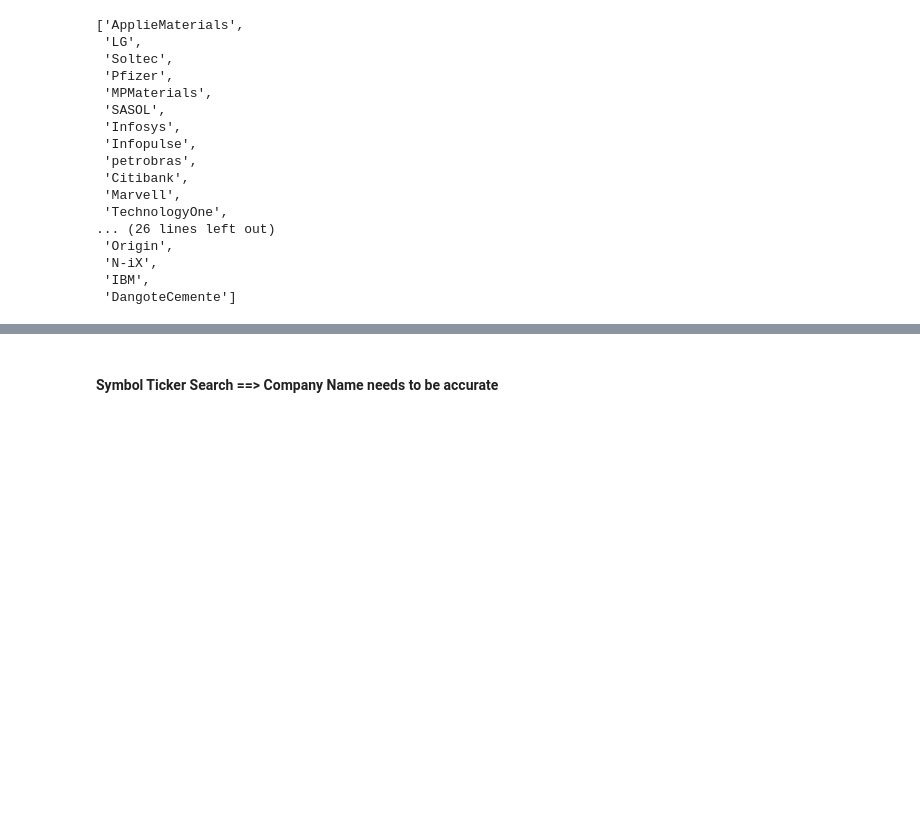
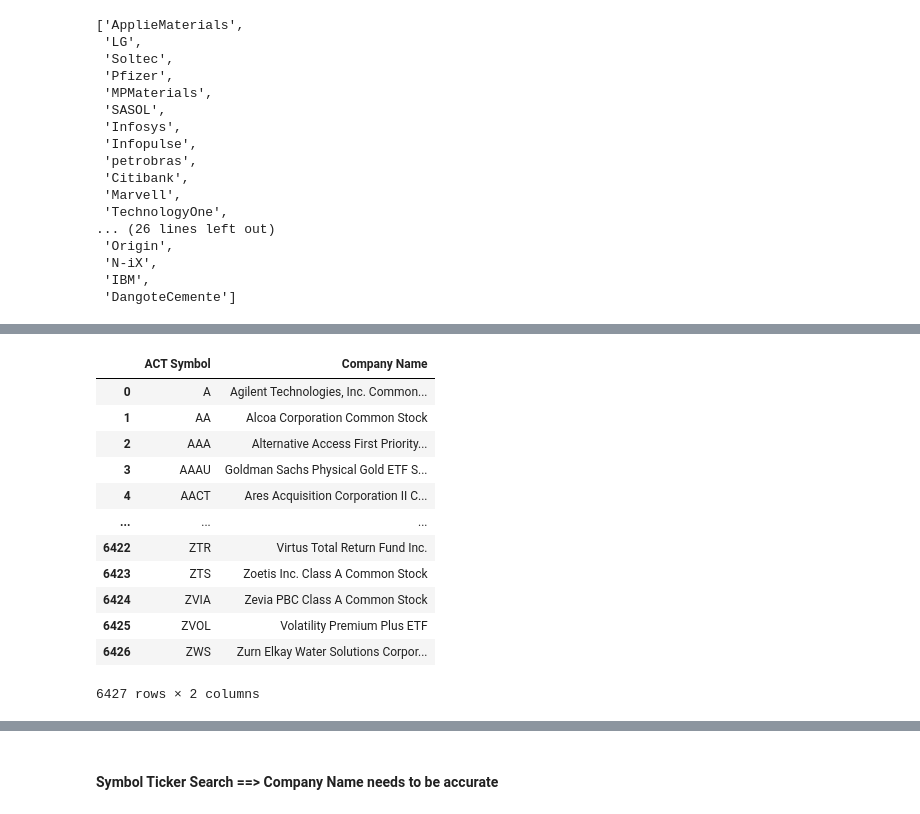
Before and after one commit to shiyun36/dsa3101, a Jupyter notebook: notebooks/database.ipynb, the cells around one changed output, grey strips where cells are left out. Cells and saved outputs as stored; diff of their text form; code cells hidden in the pictures; blank space fills up the shorter version.

```diff
--- a/notebooks/database.ipynb
+++ b/notebooks/database.ipynb
@@ -336,0 +358,18 @@ result_list
+# %%
+company_nasdaq = company_nasdaq[['ACT Symbol', 'Company Name']]
+# %%
+company_nasdaq
+# %% [output]
+|  | ACT Symbol | Company Name |
+| 0 | A | Agilent Technologies, Inc. Common... |
+| 1 | AA | Alcoa Corporation Common Stock |
+| 2 | AAA | Alternative Access First Priority... |
+| 3 | AAAU | Goldman Sachs Physical Gold ETF S... |
+| 4 | AACT | Ares Acquisition Corporation II C... |
+| ... | ... | ... |
+| 6422 | ZTR | Virtus Total Return Fund Inc. |
+| 6423 | ZTS | Zoetis Inc. Class A Common Stock |
+| 6424 | ZVIA | Zevia PBC Class A Common Stock |
+| 6425 | ZVOL | Volatility Premium Plus ETF |
+| 6426 | ZWS | Zurn Elkay Water Solutions Corpor... |
+6427 rows × 2 columns
```
Also changed, not shown: parts of 16 cells of this notebook, 2 other files.
